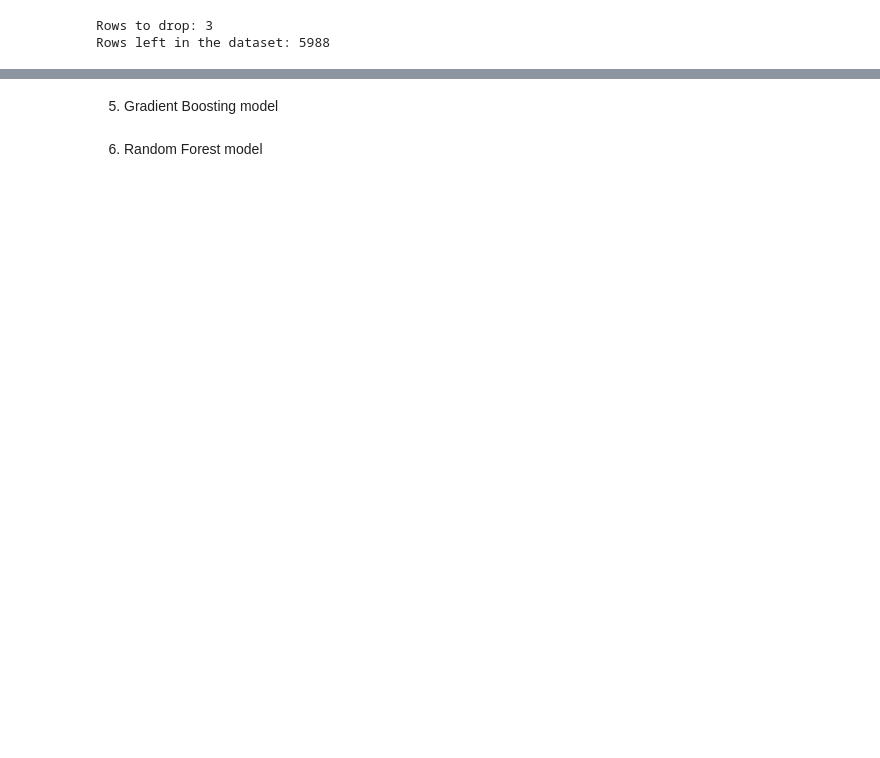
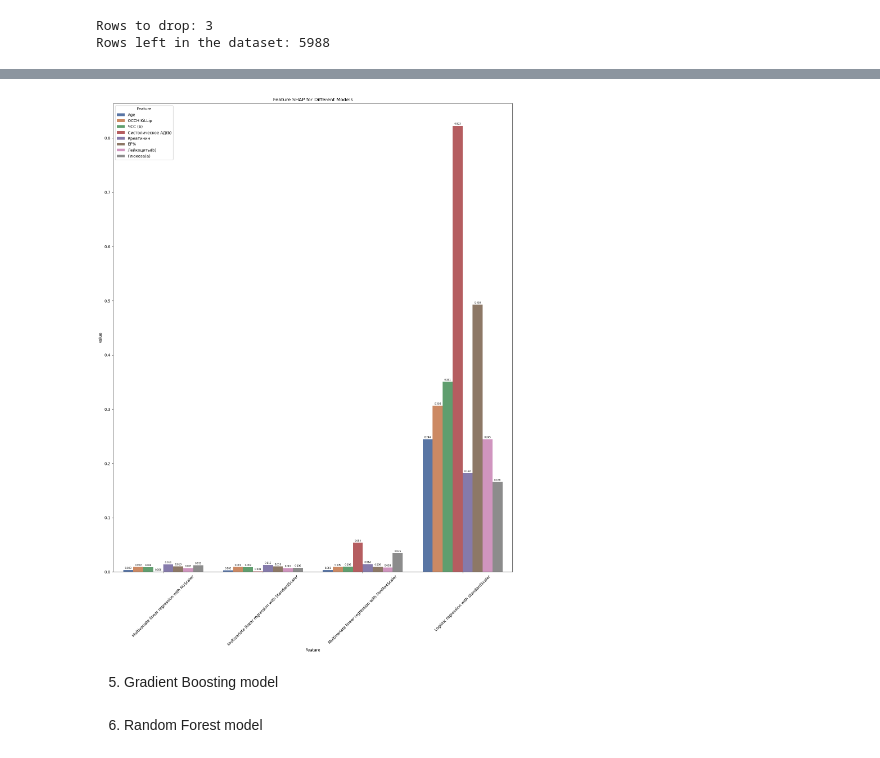
Before and after one commit to bvpotapenko/feat-imp-research, a Jupyter notebook: feat-imp-research.ipynb, the cells around one changed output, grey strips where cells are left out. Cells and saved outputs as stored; diff of their text form; code cells hidden in the pictures; blank space fills up the shorter version.

```diff
--- a/feat-imp-research.ipynb
+++ b/feat-imp-research.ipynb
@@ -253,2 +522,6 @@ plt.show()
+# %%
+plot_values(flatten_df(combined_weights_regression_df), "SHAP")
+# %% [output]
+[figure, added]
 # %% [markdown]
 5. Gradient Boosting model
```
Also changed, not shown: parts of 62 cells of this notebook, 42 other files.
